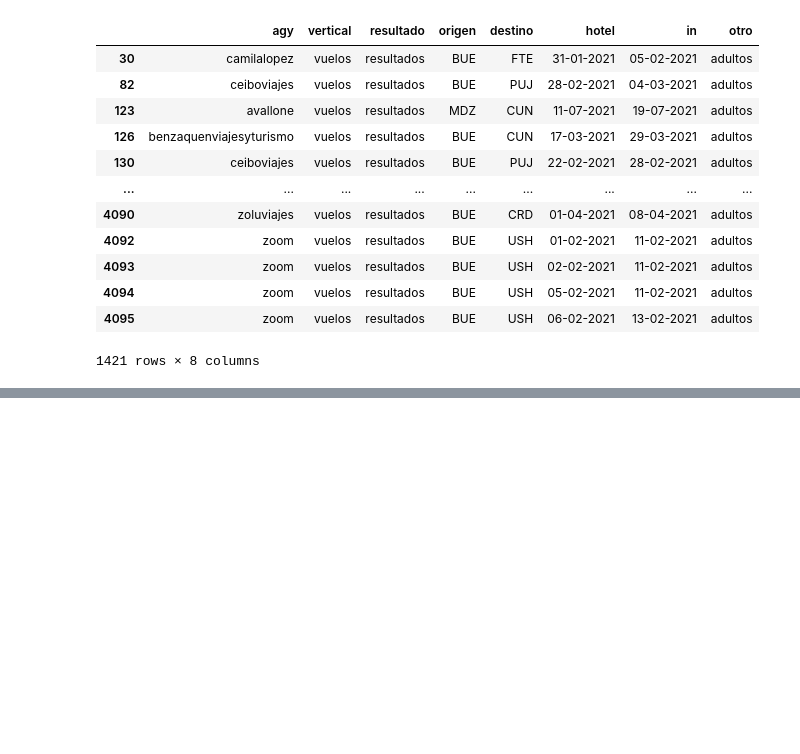
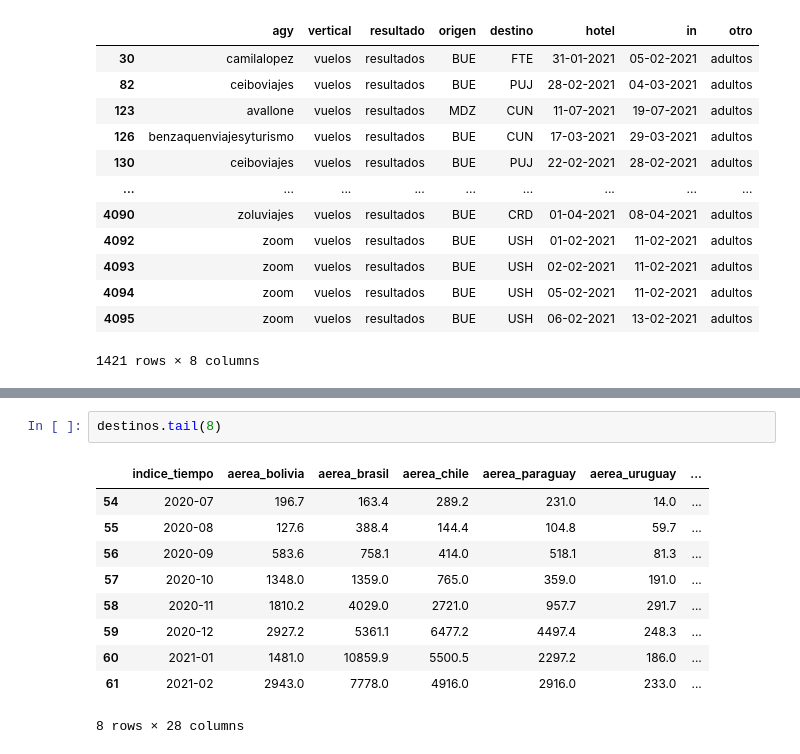
Before and after one commit to MarcoCenturion/Bash_data_analytics, a Jupyter notebook: sed cut tr python.ipynb, the cells around one changed output, grey strips where cells are left out. Drawn from its saved outputs; the diff is of its cells as text; blank space fills up the shorter version.

```diff
--- a/sed cut tr python.ipynb
+++ b/sed cut tr python.ipynb
@@ -710,0 +765,13 @@ vuelos.dropna()
+# %%
+destinos.tail(8)
+# %% [output]
+|  | indice_tiempo | aerea_bolivia | aerea_brasil | aerea_chile | aerea_paraguay | aerea_uruguay | ... |
+| 54 | 2020-07 | 196.7 | 163.4 | 289.2 | 231.0 | 14.0 | ... |
+| 55 | 2020-08 | 127.6 | 388.4 | 144.4 | 104.8 | 59.7 | ... |
+| 56 | 2020-09 | 583.6 | 758.1 | 414.0 | 518.1 | 81.3 | ... |
+| 57 | 2020-10 | 1348.0 | 1359.0 | 765.0 | 359.0 | 191.0 | ... |
+| 58 | 2020-11 | 1810.2 | 4029.0 | 2721.0 | 957.7 | 291.7 | ... |
+| 59 | 2020-12 | 2927.2 | 5361.1 | 6477.2 | 4497.4 | 248.3 | ... |
+| 60 | 2021-01 | 1481.0 | 10859.9 | 5500.5 | 2297.2 | 186.0 | ... |
+| 61 | 2021-02 | 2943.0 | 7778.0 | 4916.0 | 2916.0 | 233.0 | ... |
+8 rows × 28 columns
```
Also changed, not shown: parts of 16 cells of this notebook, 1 other file.
